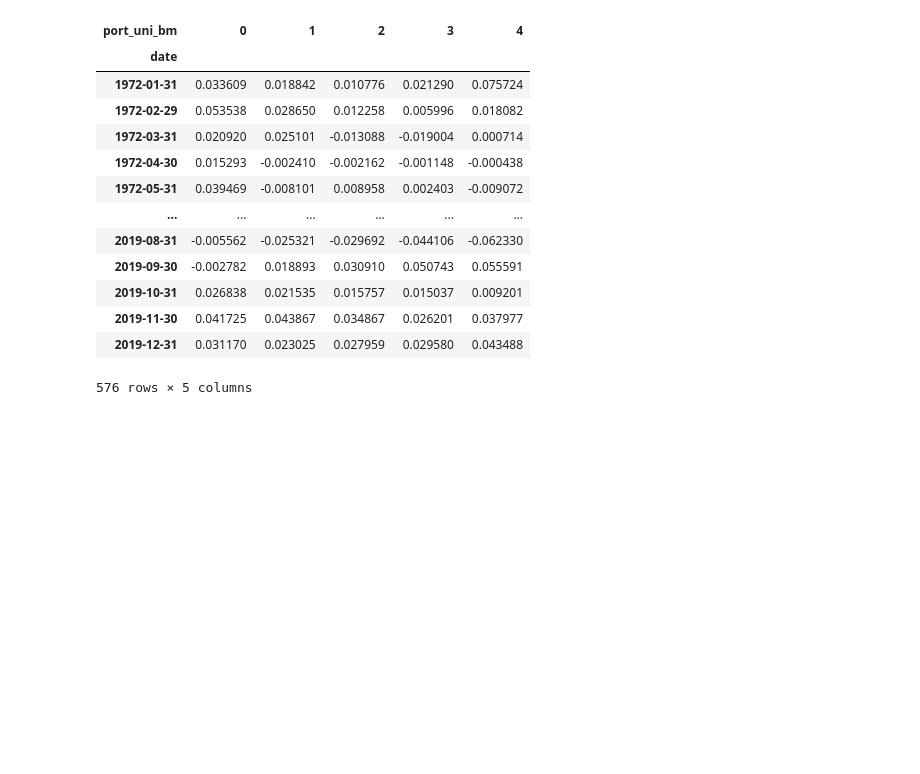
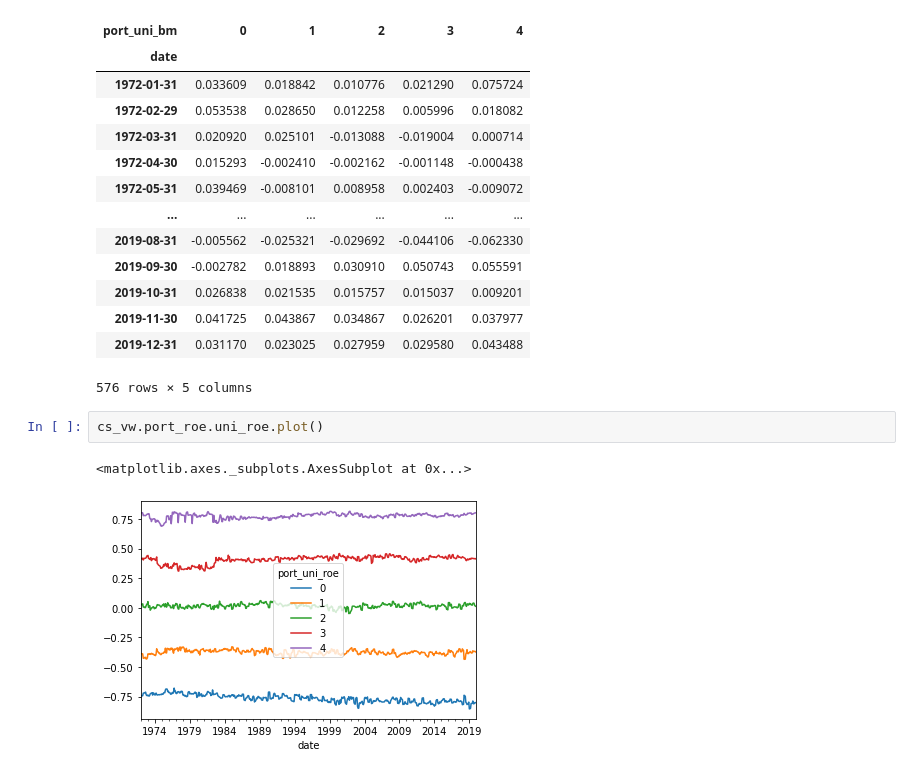
Before and after one commit to xinhe97/SortCS, a Jupyter notebook: example.ipynb, the cells around one changed output. Drawn from its saved outputs; the diff is of its cells as text; blank space fills up the shorter version.

```diff
--- a/example.ipynb
+++ b/example.ipynb
@@ -105,3 +115,8 @@ cs_vw.port_bm.uni_ret
 | 2019-11-30 | 0.041725 | 0.043867 | 0.034867 | 0.026201 | 0.037977 |
 | 2019-12-31 | 0.031170 | 0.023025 | 0.027959 | 0.029580 | 0.043488 |
 576 rows × 5 columns
+# %%
+cs_vw.port_roe.uni_roe.plot()
+# %% [output]
+<matplotlib.axes._subplots.AxesSubplot at 0x...>
+[figure, added]
```
Also changed, not shown: parts of 17 cells of this notebook, 1 other file.
